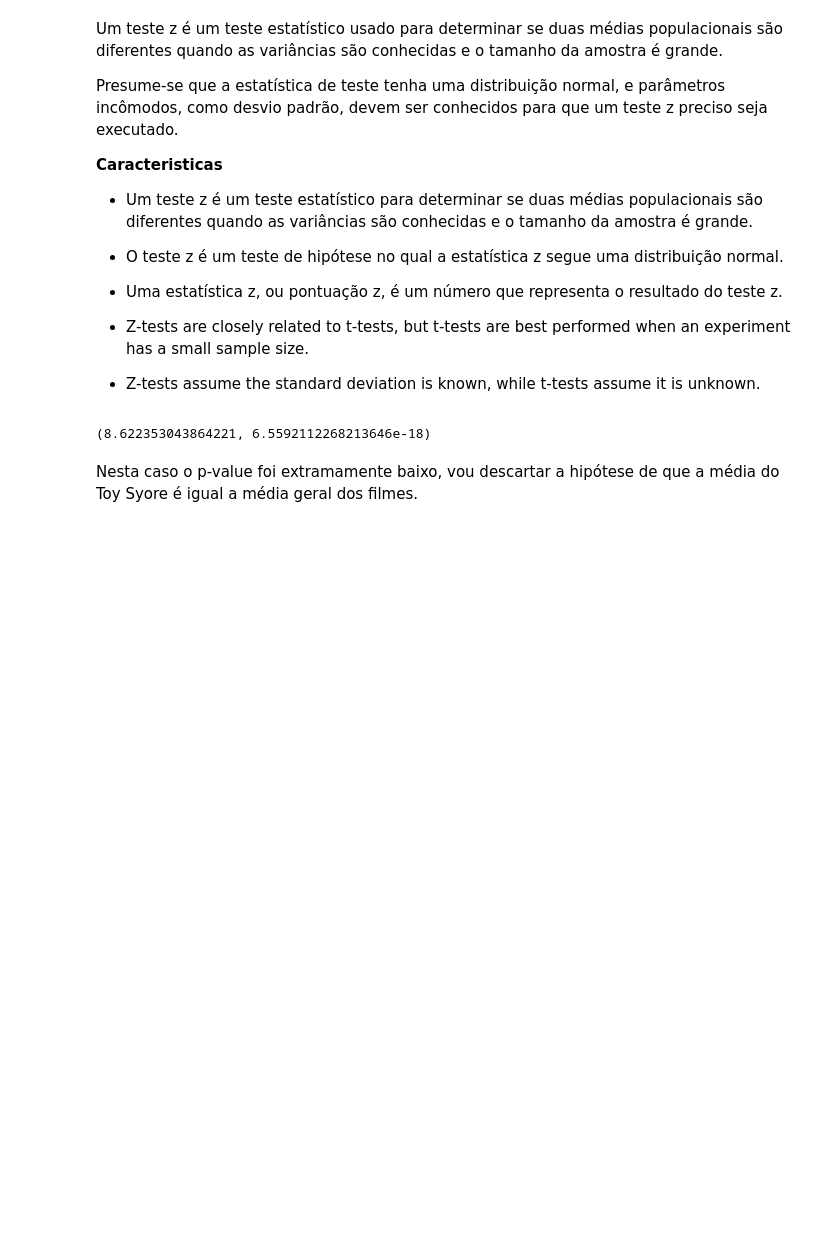
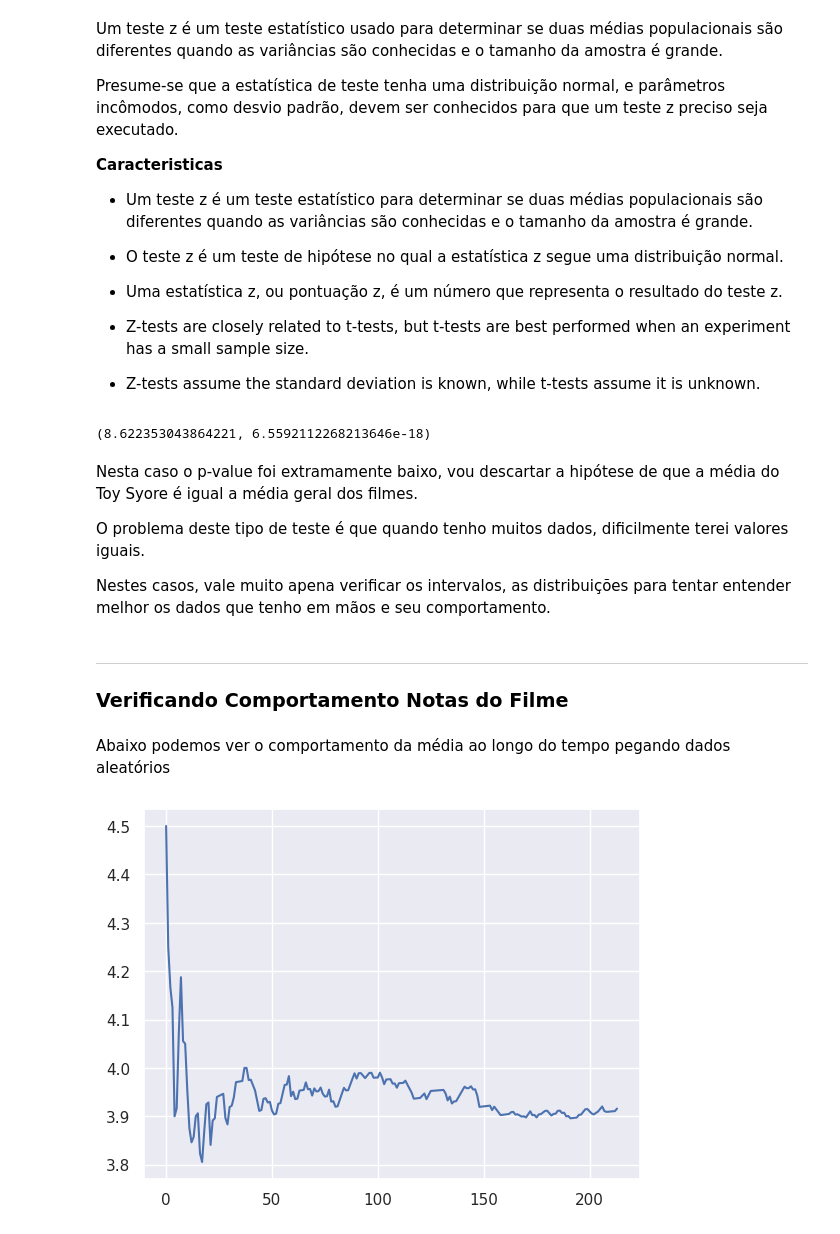
Before and after one commit to j2evaldo/testes_estatisticos, a Jupyter notebook: testes_estatisticos.ipynb, the cells around one changed output. Saved outputs shown, nothing was run; the diff lists cells and outputs as text; code cells hidden in the pictures; blank space fills up the shorter version.

Commit message:
Add files via upload
Atualizando Visualização de dados

```diff
--- a/testes_estatisticos.ipynb
+++ b/testes_estatisticos.ipynb
@@ -443,3 +443,22 @@ ztest(notas1['rating'], value = 3.43)
 (8.622353043864221, 6.5592112268213646e-18)
 # %% [markdown]
 Nesta caso o p-value foi extramamente baixo, vou descartar a hipótese de que a média do Toy Syore é igual a média geral dos filmes.
+
+O problema deste tipo de teste é que quando tenho muitos dados, dificilmente terei valores iguais.
+
+Nestes casos, vale muito apena verificar os intervalos, as distribuições para tentar entender melhor os dados que tenho em mãos e seu comportamento.
+# %% [markdown]
+---
+
+### **Verificando Comportamento Notas do Filme**
+# %% [markdown]
+Abaixo podemos ver o comportamento da média ao longo do tempo pegando dados aleatórios
+# %%
+np.random.seed(72241)
+temp = notas1.sample(frac = 1)['rating']
+
+medias = [temp.iloc[0:i].mean() for i in range(1, len(temp))]
+
+plt.plot(medias);
+# %% [output]
+[figure, added]
```
Also changed, not shown: parts of 12 cells of this notebook.
